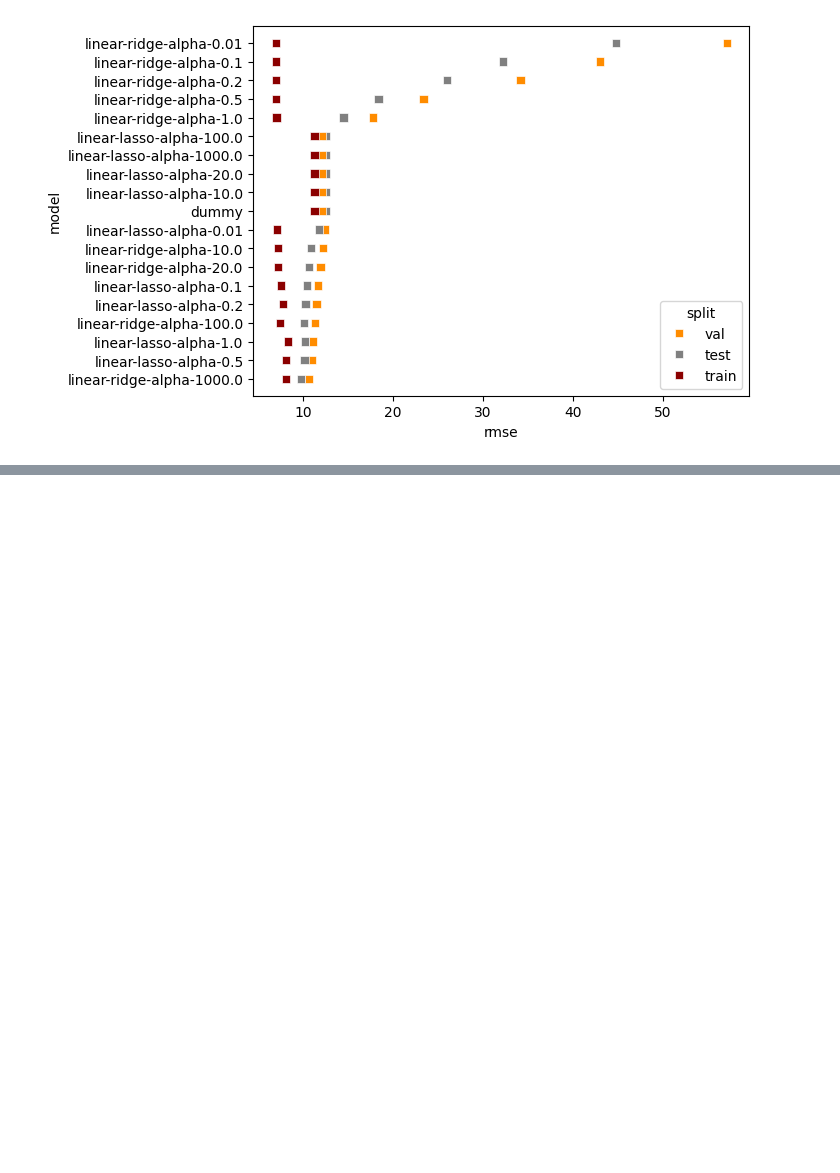
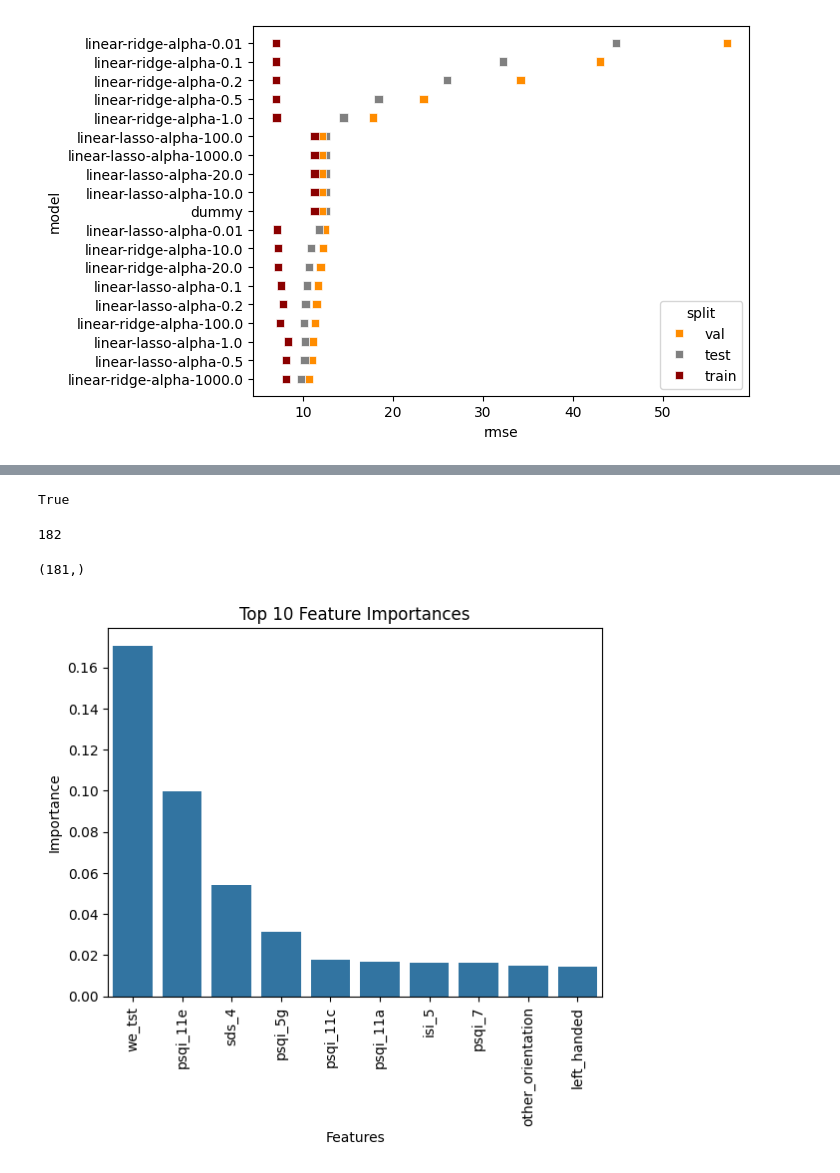
Before and after one commit to keresztalina/datasci_f24, a Jupyter notebook: src/depression_model.ipynb, the cells around one changed output, grey strips where cells are left out. Saved outputs shown, nothing was run; the diff lists cells and outputs as text; code cells hidden in the pictures; blank space fills up the shorter version.

```diff
--- a/src/depression_model.ipynb
+++ b/src/depression_model.ipynb
@@ -183,0 +375,15 @@ grid.set(xscale="log")
+# %%
+param_grid = {
+    'n_estimators': [10, 20, 100, 200, 500],
+    'max_depth' : [2, 3, 5, 10],
+    'min_samples_split': [2, 5, 10],
+    'max_features': [0.3, 0.6, 0.9], # can you guess what this is, without looking at the documentation?
+    'ccp_alpha': [0.01, 0.1, 1.0]
+}
+# %%
+cv_rfr = RandomizedSearchCV(estimator=rfreg, # I am choosing RandomizedSearchCV for speed, but you can also go for GridSearchCV :)
+                            param_distributions=param_grid,
+                            scoring='neg_mean_squared_error', # this is "neg" because CV wants a metric to maximize
+                            n_iter=20, # this should more likely be above 100, and in general the higher the better
+                            cv=5)
+cv_rfr.fit(X_train, y_train)
@@ -183,0 +423,39 @@ grid.set(xscale="log")
+# %%
+from sklearn.inspection import permutation_importance
+#importances = permutation_importance(cv_rfr.best_estimator_, X_train, y_train,
+#                                     n_repeats=30,
+#                                     random_state=0,
+#                                     scoring='neg_mean_squared_error')['importances_mean']
+importances = cv_rfr.best_estimator_.feature_importances_
+# the above computes the (normalized) total reduction of the criterion brought by that feature.
+# %%
+feature_names = data.columns.tolist()[:-1]
+# %%
+len(feature_names) == X_train.shape[1]
+# %% [output]
+True
+# %%
+len(feature_names)
+# %% [output]
+182
+# %%
+importances.shape
+# %% [output]
+(181,)
+# %%
+# Get the indices of the top 10 features based on their importances
+top_10_indices = np.argsort(importances)[-10:][::-1]
+
+# Select the top 10 feature names and their importances
+top_10_feature_names = [feature_names[i] for i in top_10_indices]
+top_10_importances = importances[top_10_indices]
+
+# Plot the top 10 feature importances using seaborn barplot
+sns.barplot(x=top_10_feature_names, y=top_10_importances, color=sns.color_palette()[0])
+plt.xlabel('Features')
+plt.ylabel('Importance')
+plt.title('Top 10 Feature Importances')
+plt.xticks(rotation=90)  # Rotate x-axis labels for better readability
+plt.show()
+# %% [output]
+[figure, added]
```
Also changed, not shown: parts of 29 cells of this notebook, 3 other files.
